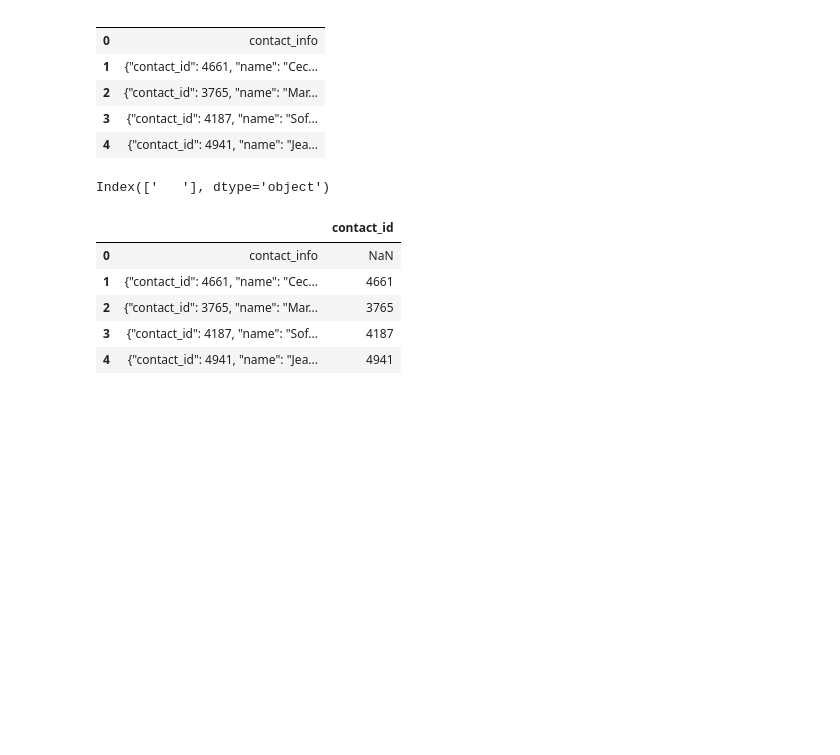
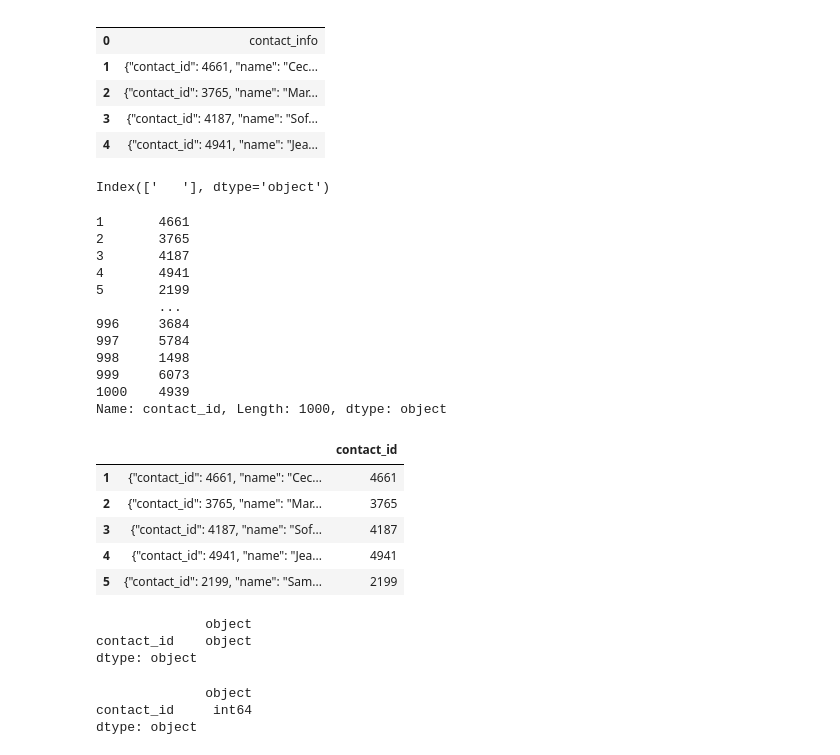
Before and after one commit to ktennant5378/Crowdfunding_ETL, a Jupyter notebook: Starter_Files/ETL_Mini_Project_Starter_Code.ipynb, the cells around one changed output. Drawn from its saved outputs; the diff is of its cells as text; code cells hidden in the pictures; blank space fills up the shorter version.

```diff
--- a/Starter_Files/ETL_Mini_Project_Starter_Code.ipynb
+++ b/Starter_Files/ETL_Mini_Project_Starter_Code.ipynb
@@ -425,25 +425,51 @@ Index(['   '], dtype='object')
 # %%
 # Extract the four-digit contact ID number.
 
 # Assuming there is only one column and it is at index 0.
 # Convert the column to a string to ensure we can apply regex.
 contact_info_df_copy.iloc[:, 0] = contact_info_df_copy.iloc[:, 0].astype(str)
 
 # Use regex to extract the four-digit contact ID. This regex looks for the pattern '"contact_id": ' followed by four digits.
 contact_info_df_copy['contact_id'] = contact_info_df_copy.iloc[:, 0].str.extract(r'"contact_id":\s*(\d{4})')
 
-# Let's see the first few rows to confirm it worked
+# get rid of the first row
+contact_info_df_copy = contact_info_df_copy.iloc[1:]
+contact_id = contact_info_df_copy['contact_id']
+print(contact_id)
 contact_info_df_copy.head()
 # %% [output]
+1       4661
+2       3765
+3       4187
+4       4941
+5       2199
+        ...
+996     3684
+997     5784
+998     1498
+999     6073
+1000    4939
+Name: contact_id, Length: 1000, dtype: object
 |  |  | contact_id |
-| 0 | contact_info | NaN |
 | 1 | {"contact_id": 4661, "name": "Cec... | 4661 |
 | 2 | {"contact_id": 3765, "name": "Mar... | 3765 |
 | 3 | {"contact_id": 4187, "name": "Sof... | 4187 |
 | 4 | {"contact_id": 4941, "name": "Jea... | 4941 |
+| 5 | {"contact_id": 2199, "name": "Sam... | 2199 |
 # %%
 # Check the datatypes.
+contact_info_df_copy.dtypes
+# %% [output]
+              object
+contact_id    object
+dtype: object
 # %%
 # Convert the "contact_id" column to an int64 data type.
+contact_info_df_copy['contact_id'] = contact_info_df_copy['contact_id'].astype('int64')
+contact_info_df_copy.dtypes
+# %% [output]
+              object
+contact_id     int64
+dtype: object
 # %%
 # Extract the name of the contact and add it to a new column.
```
Also changed, not shown: parts of 11 cells of this notebook.
